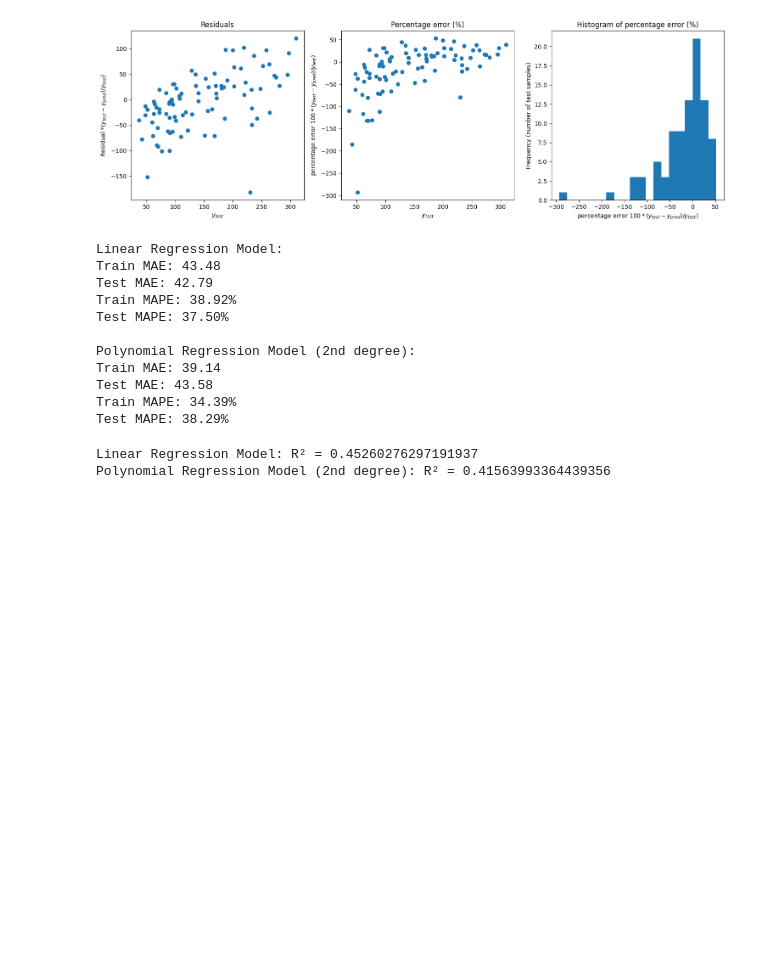
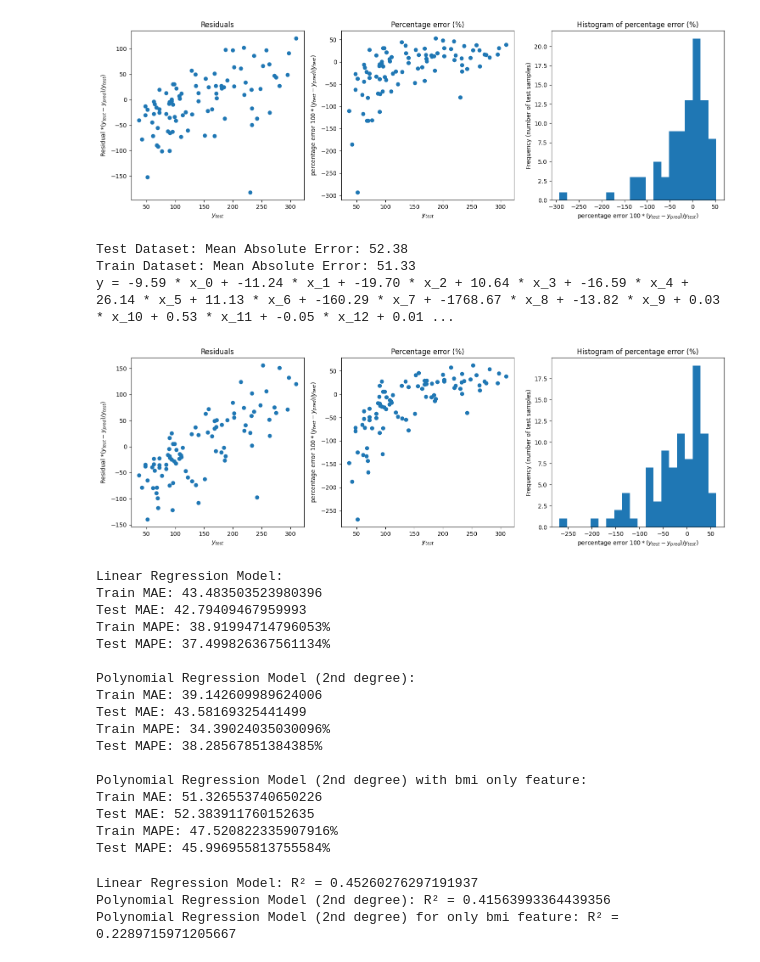
Before and after one commit to dhruvRj18/CSCN8010-lab-submissions, a Jupyter notebook: students_submissions/8681628/lab4.ipynb, the cells around one changed output. Saved outputs shown, nothing was run; the diff lists cells and outputs as text; code cells hidden in the pictures; blank space fills up the shorter version.

```diff
--- a/students_submissions/8681628/lab4.ipynb
+++ b/students_submissions/8681628/lab4.ipynb
@@ -90,54 +90,77 @@ Test Dataset: Mean Absolute Error: 43.58
 Train Dataset: Mean Absolute Error: 39.14
 y = -9.59 * x_0 + -11.24 * x_1 + -19.70 * x_2 + 10.64 * x_3 + -16.59 * x_4 + 26.14 * x_5 + 11.13 * x_6 + -160.29 * x_7 + -1768.67 * x_8 + -13.82 * x_9 + 0.03 * x_10 + 0.53 * x_11 + -0.05 * x_12 + 0.01 ...
 [figure]
+# %%
+poly_features_bmi = PolynomialFeatures(degree=2, include_bias=False)
+
+X_train_poly_bmi = poly_features_bmi.fit_transform(X_train[["bmi"]])
+X_test_poly_bmi = poly_features_bmi.transform(X_test[["bmi"]])
+
+model_poly_bmi = LinearRegression()
+
+model_poly_bmi.fit(X_train_poly_bmi, y_train)
+
+y_pred_test_poly_bmi = model_poly_bmi.predict(X_test_poly_bmi)
+y_pred_train_poly_bmi = model_poly_bmi.predict(X_train_poly_bmi)
+
+model_estimation(model_poly, y_train, y_test, y_pred_train_poly_bmi, y_pred_test_poly_bmi)
+
+plt.show()
+# %% [output]
+Test Dataset: Mean Absolute Error: 52.38
+Train Dataset: Mean Absolute Error: 51.33
+y = -9.59 * x_0 + -11.24 * x_1 + -19.70 * x_2 + 10.64 * x_3 + -16.59 * x_4 + 26.14 * x_5 + 11.13 * x_6 + -160.29 * x_7 + -1768.67 * x_8 + -13.82 * x_9 + 0.03 * x_10 + 0.53 * x_11 + -0.05 * x_12 + 0.01 ...
+[figure, added]
 # %%
 import numpy as np
 
 
-
-# Calculate MAE and MAPE for both models
 def calculate_mape(y_true, y_pred):
     return np.mean(np.abs((y_true - y_pred) / y_true)) * 100
 
-mae_linear_train =
-mae_linear_test = mean_absolute_error(y_test, y_pred_test_lin)
-mape_linear_train =
-mape_linear_test = calculate_mape(y_test, y_pred_test_lin)
-
-mae_poly_train = mean_absolute_error(y_train, y_pred_train_poly)
-mae_poly_test = mean_absolute_error(y_test, y_pred_test_poly)
-mape_poly_train = calculate_mape(y_train, y_pred_train_poly)
-mape_poly_test = calculate_mape(y_test, y_pred_test_poly)
-
-# Print the results
 print("Linear Regression Model:")
 print(f"Train MAE: {mean_absolute_error(y_train, y_pred_train_lin)}")
 print(f"Test MAE: {mean_absolute_error(y_test, y_pred_test_lin)}")
 print(f"Train MAPE: {calculate_mape(y_train, y_pred_train_lin)}%")
-print(f"Test MAPE: {mape_linear_test:.2f}%")
+print(f"Test MAPE: {calculate_mape(y_test, y_pred_test_lin)}%")
 
 print("\nPolynomial Regression Model (2nd degree):")
-print(f"Train MAE: {mae_poly_train:.2f}")
-print(f"Test MAE: {mae_poly_test:.2f}")
-print(f"Train MAPE: {mape_poly_train:.2f}%")
-print(f"Test MAPE: {mape_poly_test:.2f}%")
+print(f"Train MAE: {mean_absolute_error(y_train, y_pred_train_poly)}")
+print(f"Test MAE: {mean_absolute_error(y_test, y_pred_test_poly)}")
+print(f"Train MAPE: {calculate_mape(y_train, y_pred_train_poly)}%")
+print(f"Test MAPE: {calculate_mape(y_test, y_pred_test_poly)}%")
+
+
+print("\nPolynomial Regression Model (2nd degree) with bmi only feature:")
+print(f"Train MAE: {mean_absolute_error(y_train, y_pred_train_poly_bmi)}")
+print(f"Test MAE: {mean_absolute_error(y_test, y_pred_test_poly_bmi)}")
+print(f"Train MAPE: {calculate_mape(y_train, y_pred_train_poly_bmi)}%")
+print(f"Test MAPE: {calculate_mape(y_test, y_pred_test_poly_bmi)}%")
 # %% [output]
 Linear Regression Model:
-Train MAE: 43.48
-Test MAE: 42.79
-Train MAPE: 38.92%
-Test MAPE: 37.50%
+Train MAE: 43.483503523980396
+Test MAE: 42.79409467959993
+Train MAPE: 38.91994714796053%
+Test MAPE: 37.499826367561134%
 
 Polynomial Regression Model (2nd degree):
-Train MAE: 39.14
-Test MAE: 43.58
-Train MAPE: 34.39%
-Test MAPE: 38.29%
+Train MAE: 39.142609989624006
+Test MAE: 43.58169325441499
+Train MAPE: 34.39024035030096%
+Test MAPE: 38.28567851384385%
+
+Polynomial Regression Model (2nd degree) with bmi only feature:
+Train MAE: 51.326553740650226
+Test MAE: 52.383911760152635
+Train MAPE: 47.520822335907916%
+Test MAPE: 45.996955813755584%
 # %%
 from sklearn.metrics import r2_score
 
 print(f"Linear Regression Model: R² = {r2_score(y_test, y_pred_test_lin)}")
 print(f"Polynomial Regression Model (2nd degree): R² = {r2_score(y_test, y_pred_test_poly)}")
+print(f"Polynomial Regression Model (2nd degree) for only bmi feature: R² = {r2_score(y_test, y_pred_test_poly_bmi)}")
 # %% [output]
 Linear Regression Model: R² = 0.45260276297191937
 Polynomial Regression Model (2nd degree): R² = 0.41563993364439356
+Polynomial Regression Model (2nd degree) for only bmi feature: R² = 0.2289715971205667
```
Also changed, not shown: parts of 7 cells of this notebook, 1 other file.
